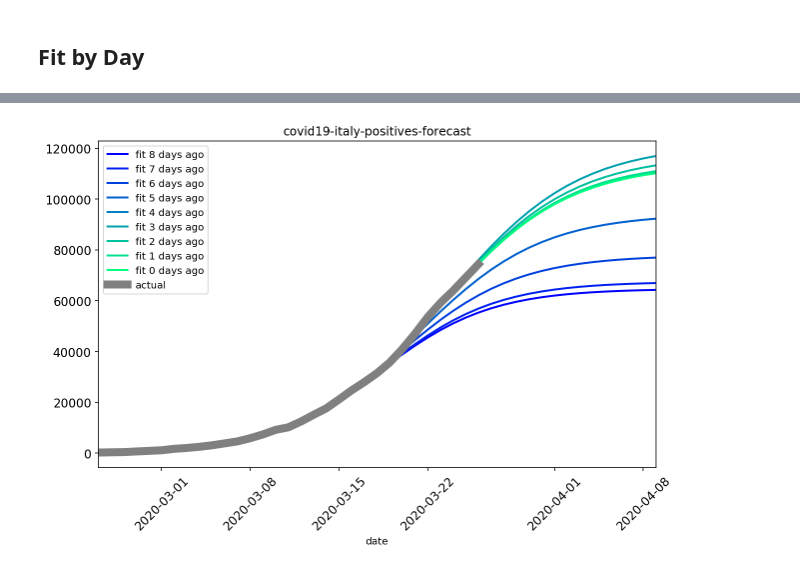
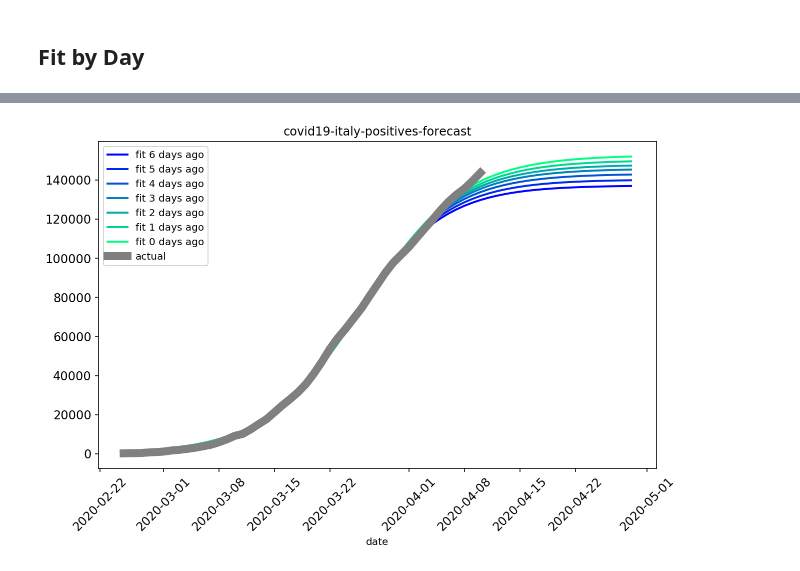
Before and after one commit to LorisMarini/coronavirus, a Jupyter notebook: covid19-analysis-italy.ipynb, the cells around one changed output, grey strips where cells are left out. Saved outputs shown, nothing was run; the diff lists cells and outputs as text; code cells hidden in the pictures.

```diff
--- a/covid19-analysis-italy.ipynb
+++ b/covid19-analysis-italy.ipynb
@@ -153,10 +154,10 @@ Name: 30, dtype: object
 # %%
 what = "positives"
 
-x = list(range(55,100))
+x = list(range(55,120))
 mdodels = pd.DataFrame()
 
-for i in range(8,-1,-1):
+for i in range(6,-1,-1):
 
     if i == 0:
         df = view[["dayofyear", what]]
@@ -168,34 +169,34 @@ for i in range(8,-1,-1):
     yhat = [logistic_model(xi,a,b,c) for xi in x]
 
     mdodels["x"] = x
     mdodels[f"fit {i} days ago"] = yhat
 
 mdodels = mdodels.set_index("x")
 
 # to_plot = national["dayofyear", "totale_casi"]
 measured_cases = pd.DataFrame({"x":x,"actual": np.nan})
 measured_cases = measured_cases.set_index("x")
 measured_cases.loc[list(view["dayofyear"]), "actual"]=list(view[what])
 
 to_plot = pd.merge(mdodels, measured_cases, left_index=True, right_index=True).reset_index()
 
 # Convert to dates
 to_plot["date"] = to_plot["x"].apply(lambda x: pd.Timestamp("2020-01-01") + pd.Timedelta(x, unit='d')).dt.date
 
 # set index
 to_plot = to_plot.drop(columns=["x"]).set_index("date")
 
 # plot
 title="covid19-italy-positives-forecast"
 ax = to_plot.drop(columns=["actual"]).plot(
     title=title, linewidth=2, figsize=(10,6), rot=45, fontsize=12, colormap="winter")
 ax = to_plot[["actual"]].plot(linewidth=8, ax=ax, kind="line", color="grey", rot=45)
 
 # Save
 fig = ax.get_figure()
 fig.savefig(f"{title}.png")
 # %% [output]
-[figure, old version]
+[figure, new version]
 # %%
 national.set_index("timestamp")[["totale_casi", "deceduti"]].plot(linewidth=2,
                                     figsize=(9,5),
```
Also changed, not shown: parts of 7 cells of this notebook, 5 other files.
